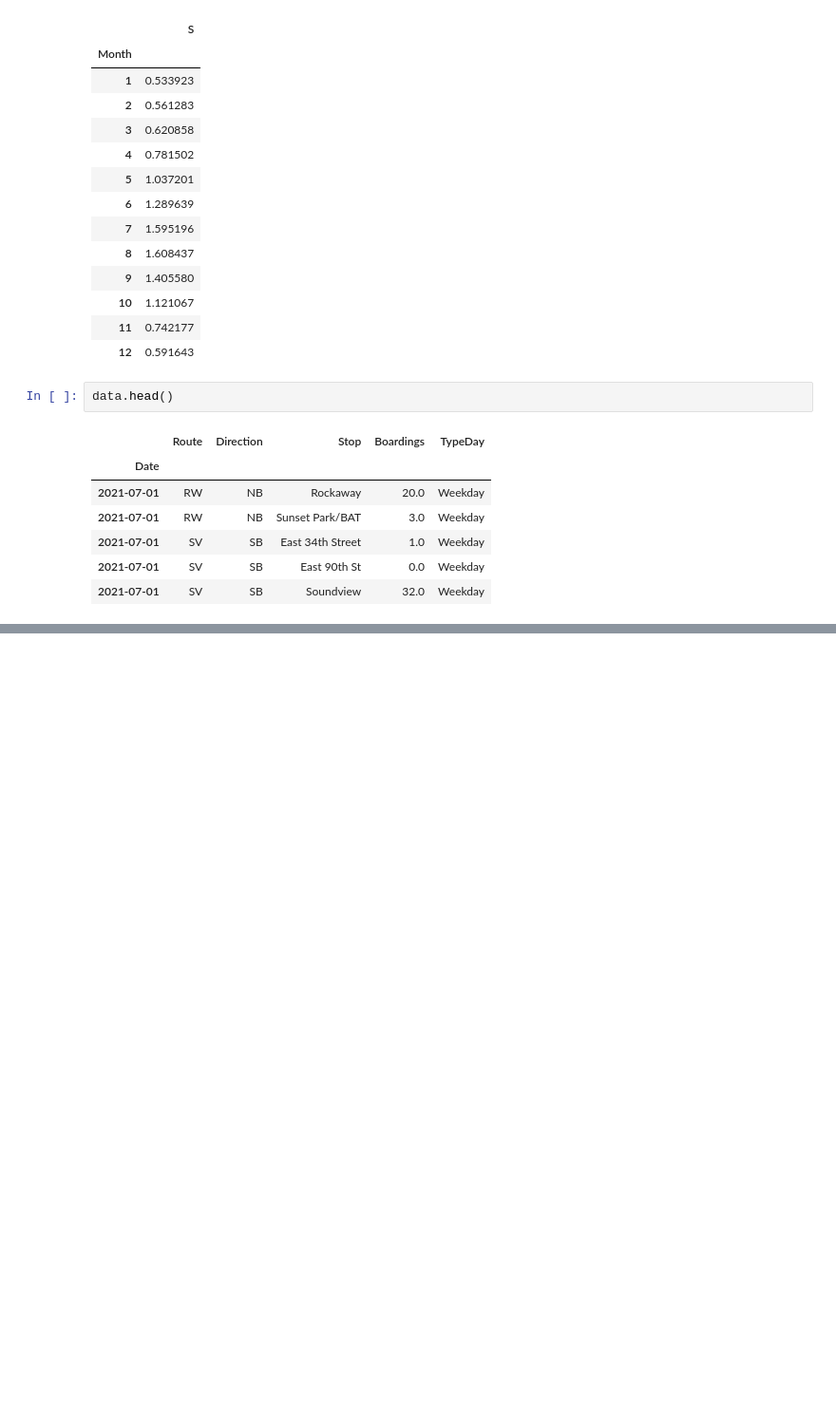
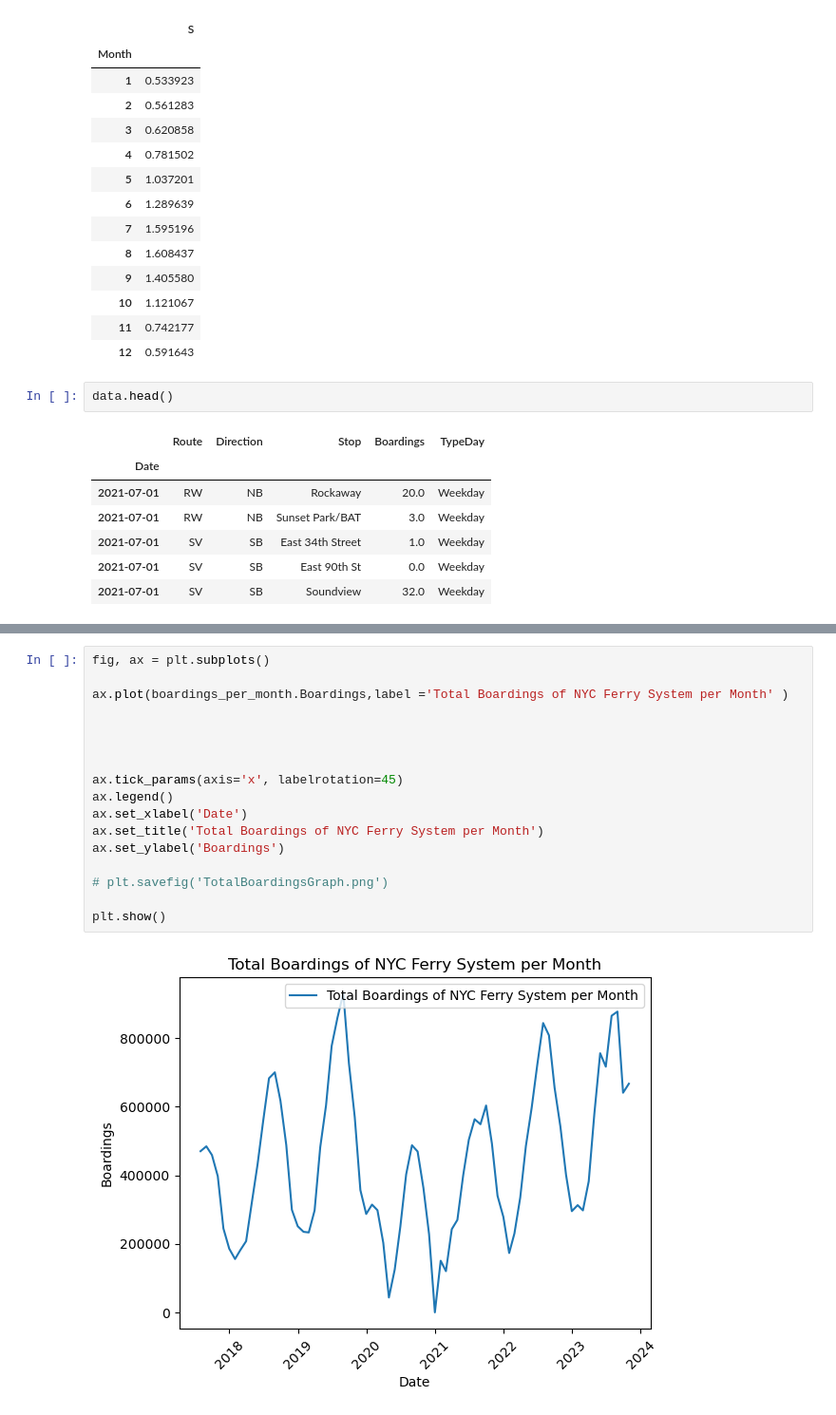
Before and after one commit to Eric-Conn/NYCFerryData_TimeSeriesForcasting, a Jupyter notebook: FerryDataFinalReport.ipynb, the cells around one changed output, grey strips where cells are left out. Shown at 95% size. Saved outputs shown, nothing was run; the diff lists cells and outputs as text; blank space fills up the shorter version.

Commit message:
Added description of statistical model and also a picture of the monthly data graph.

```diff
--- a/FerryDataFinalReport.ipynb
+++ b/FerryDataFinalReport.ipynb
@@ -414,0 +428,19 @@ styled_df(view_predictions)
+# %%
+fig, ax = plt.subplots()
+
+ax.plot(boardings_per_month.Boardings,label ='Total Boardings of NYC Ferry System per Month' )
+
+
+
+
+ax.tick_params(axis='x', labelrotation=45)
+ax.legend()
+ax.set_xlabel('Date')
+ax.set_title('Total Boardings of NYC Ferry System per Month')
+ax.set_ylabel('Boardings')
+
+# plt.savefig('TotalBoardingsGraph.png')
+
+plt.show()
+# %% [output]
+[figure, added]
```
Also changed, not shown: parts of 67 cells of this notebook, 1 other file.
